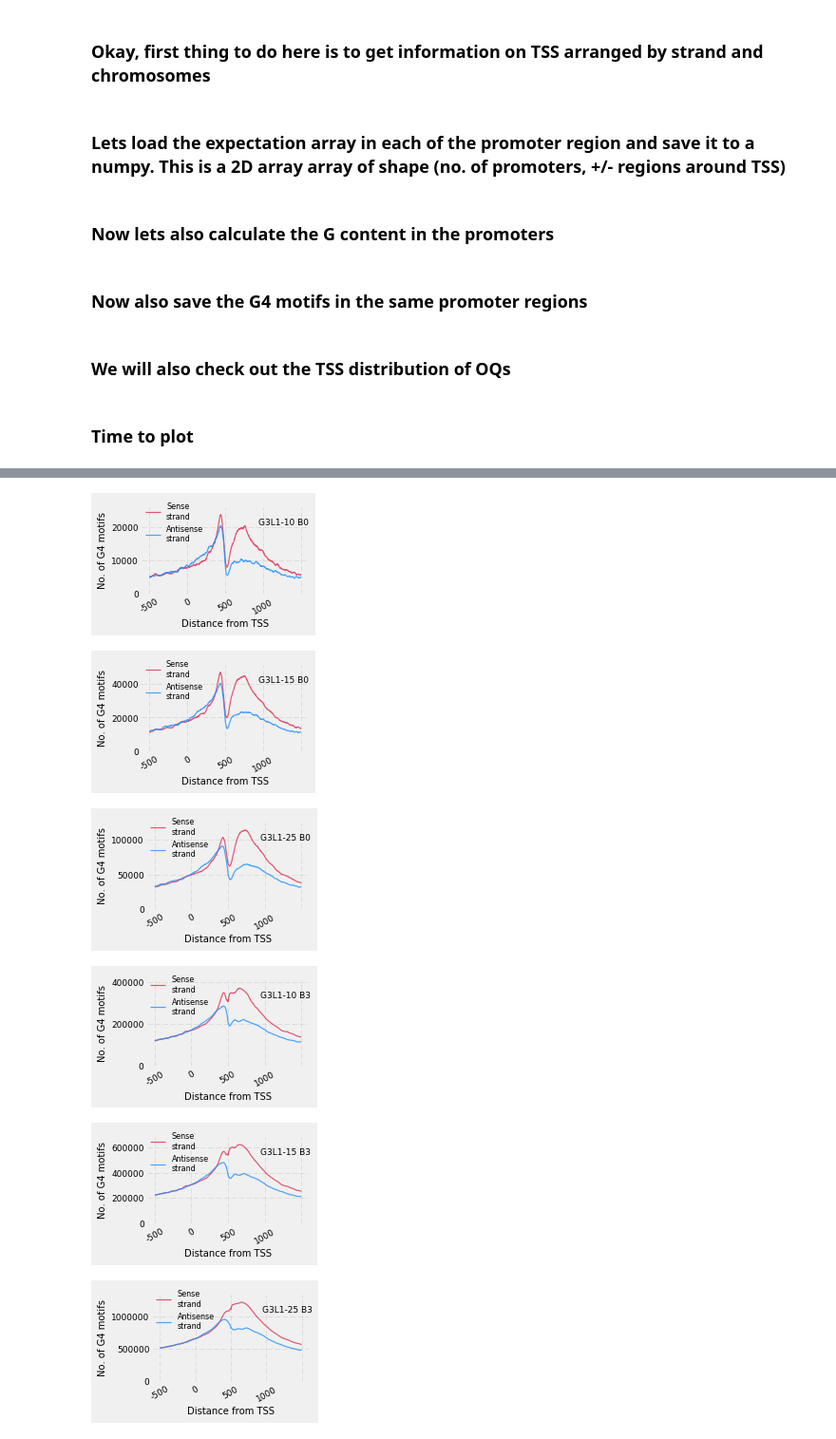
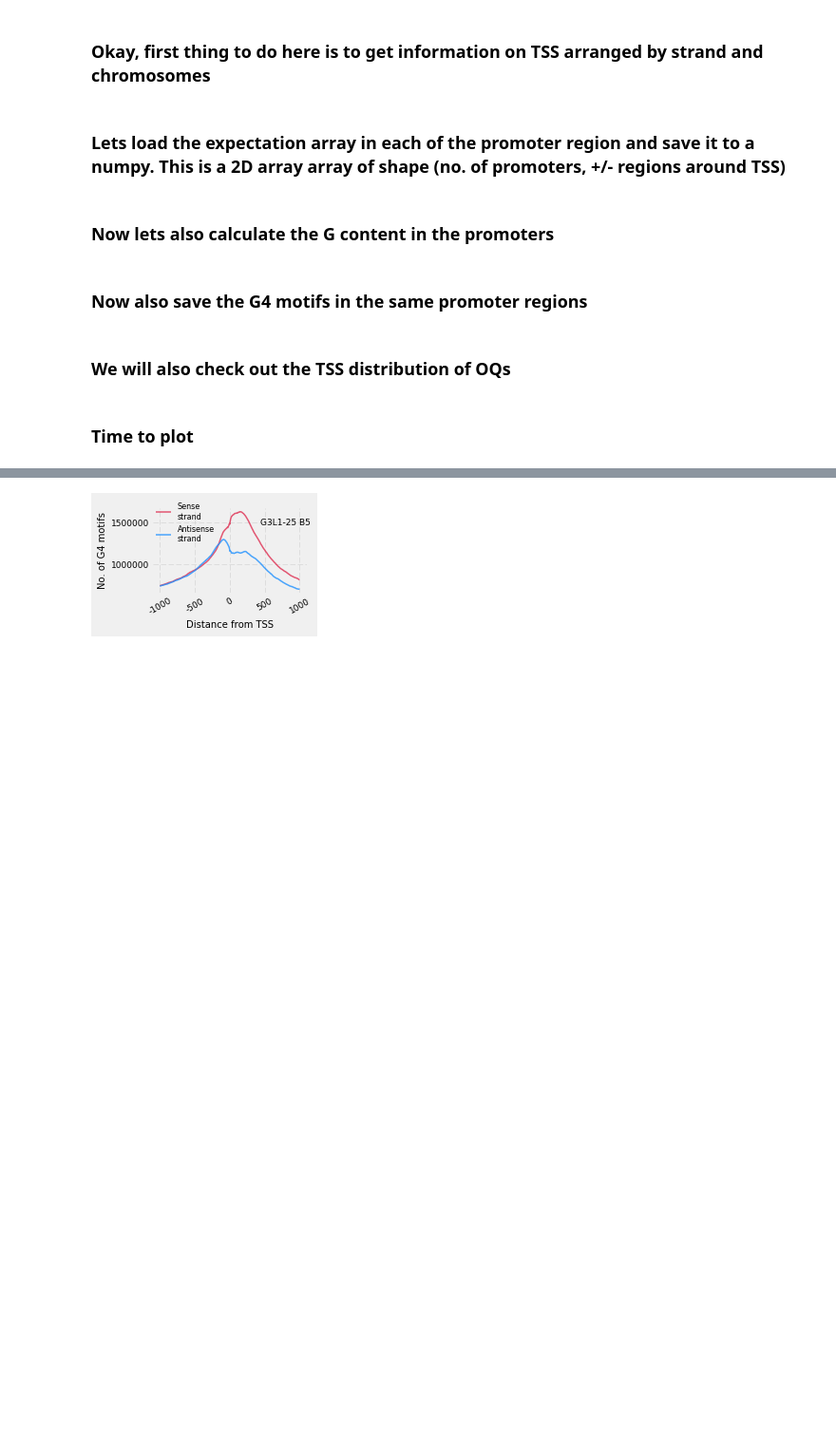
Before and after one commit to Rohit-Satyam/qg, a Jupyter notebook: Promoter_analysis.ipynb, the cells around one changed output, grey strips where cells are left out. Shown at 95% size. Drawn from its saved outputs; the diff is of its cells as text; code cells hidden in the pictures; blank space fills up the shorter version.

```diff
--- a/Promoter_analysis.ipynb
+++ b/Promoter_analysis.ipynb
@@ -104,8 +102,8 @@ for chrom in chroms:
 ### Lets load the expectation array in each of the promoter region and save it to a numpy. This is a 2D array array of shape (no. of promoters, +/- regions around TSS)
 # %%
 def load_scores(chrom, strand):
-    in_dir = '/home/parashar/scratch/quadcomb/data/sniprq_scores'
-    fn = '%s/%s_%s.npy' % (in_dir, chrom, strand)
+    in_dir = '/home/parashar/scratch/quadcomb/data/snipr'
+    fn = '%s/%s_%s_scores.npy' % (in_dir, chrom, strand)
     return np.load(fn, mmap_mode='r')
 
 gene_sense_exp = []
@@ -147,7 +145,7 @@ for strand, base, inv_base in zip(['positive', 'negative'], ['G', 'C'], ['C', 'G
 con_quad_dir = '/home/parashar/scratch/quadruplexes/hg19'
 
 for loop in [10, 15, 25]:
-    for bulge in [0, 3]:
+    for bulge in [0, 5]:
         g4_motif_sense = []
         g4_motif_antisense = []
         for strand, opp_strand, base in zip(
@@ -320,11 +337,10 @@ ax.set_ylabel('Number of OQs', fontsize=10)
 ax.set_xlabel('Distance from TSS', fontsize=10)
 ax.set_xticklabels([-1000, -500, 0, 500, 1000], rotation=30)
 ax.set_xlim((0, 2010))
-#ax.set_ylim((0, max_y + 0.1 * max_y))
+ax.set_ylim((5000, max_y + 0.1 * max_y))
 clean_axis(ax)
 
 plt.tight_layout()
-plt.savefig('../images/promoter_OQs.png', dpi=300, transparent=True, edgecolor='none')
 plt.savefig('../images/promoter_OQs.svg', transparent=True, edgecolor='none')
 plt.show()
 # %% [output]
@@ -333,45 +353,39 @@ plt.show()
 gene_array_g4 = {}
 for orient in ['sense', 'antisense']:
     gene_array_g4[orient] = {}
-    for loop in [10, 15, 25]:
-        for bulge in [0, 3]:
+    for loop in [25]:
+        for bulge in [5]:
             gene_array_g4[orient]["%d_%d" % (loop, bulge)] = np.load(
                 '../data/gene_arrays/g3_%s_%s_%s.npy' % (loop, bulge, orient))
 # %%
-loops_bulges = [[10, 0], [15, 0], [25, 0], [10, 3], [15, 3], [25, 3]]
+loops_bulges = [[25, 5]]
 
 for lb in loops_bulges:
     max_y = 0
     fig, ax = plt.subplots(1, 1, figsize=(3.5, 2.2))
 
     a = gene_array_g4['sense']["%d_%d" % (lb[0], lb[1])]
-    ax.plot((a.sum(axis=0)), lw=1.2, alpha=0.7,
+    ax.plot((a.sum(axis=0)), lw=1.5, alpha=0.7,
             color='crimson', label='Sense\nstrand')
-    max_y = max(max_y, a.sum(axis=0).max())
+    #max_y = max(max_y, a.sum(axis=0).max())
 
     a = gene_array_g4['antisense']["%d_%d" % (lb[0], lb[1])]
-    ax.plot((a.sum(axis=0)), lw=1.2, alpha=0.8,
+    ax.plot((a.sum(axis=0)), lw=1.5, alpha=0.8,
             color='dodgerblue', label='Antisense\nstrand')
-    max_y = max(max_y, a.sum(axis=0).max())
+    #max_y = max(max_y, a.sum(axis=0).max())
 
     ax.set_ylabel('No. of G4 motifs', fontsize=10)
     ax.set_xlabel('Distance from TSS', fontsize=10)
+    ax.set_xticks([0, 500, 1000, 1500, 2000])
     ax.set_xticklabels([-1000, -500, 0, 500, 1000], rotation=30)
     ax.legend(frameon=False, loc=(0, 0.55), fontsize=8, ncol=1)
     ax.text(0.7, 0.8, "G3L1-%d B%d" % (lb[0], lb[1]), fontsize=9, transform=ax.transAxes)
-    ax.set_ylim((0, max_y + 0.1 * max_y))
+    #ax.set_ylim((0, max_y + 0.1 * max_y))
     clean_axis(ax)
 
     plt.tight_layout()
-    plt.savefig('../images/promoter_motifs_%d_%d.png' % (lb[0], lb[1]),
-                dpi=300, transparent=True, edgecolor='none')
     plt.savefig('../images/promoter_motifs_%d_%d.svg' % (lb[0], lb[1]),
                 transparent=True, edgecolor='none')
     plt.show()
 # %% [output]
-[figure, old version]
+[figure, new version]
-[figure, removed]
-[figure, removed]
-[figure, removed]
-[figure, removed]
-[figure, removed]
```
Also changed, not shown: parts of 8 cells of this notebook, 35 other files.
